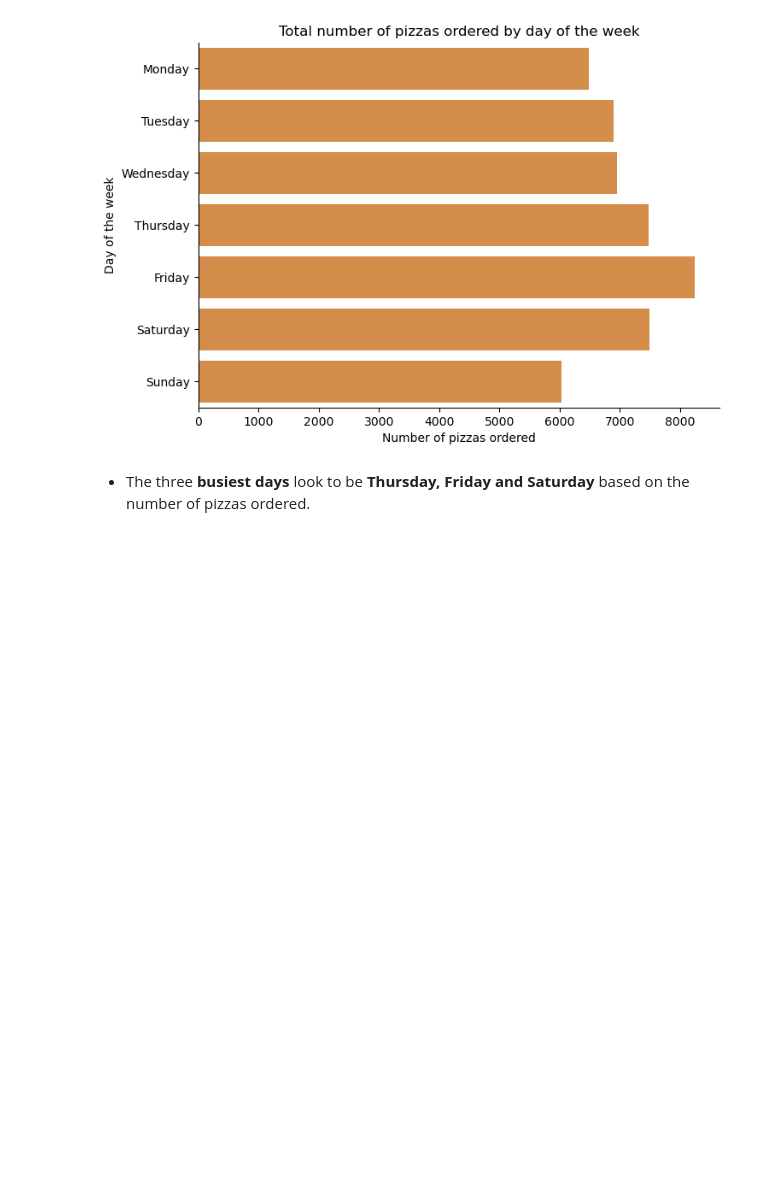
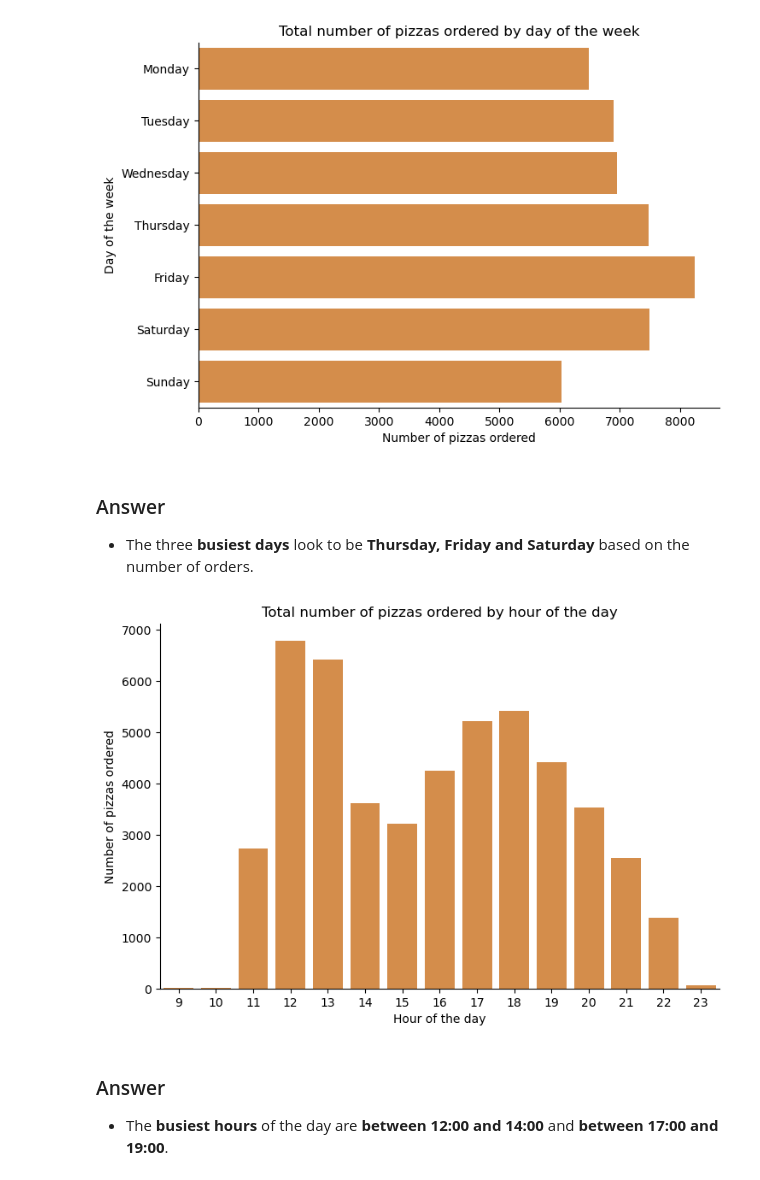
Before and after one commit to aaron-ardell/pizza_challenge, a Jupyter notebook: pizza_etl.ipynb, the cells around one changed output. Saved outputs shown, nothing was run; the diff lists cells and outputs as text; code cells hidden in the pictures; blank space fills up the shorter version.

Commit message:
Answer 1, setting up 2-7

```diff
--- a/pizza_etl.ipynb
+++ b/pizza_etl.ipynb
@@ -426,4 +426,17 @@ plt.show()
 # %% [output]
 [figure]
 # %% [markdown]
-- The three __busiest days__ look to be __Thursday, Friday and Saturday__ based on the number of pizzas ordered.
+### Answer
+- The three __busiest days__ look to be __Thursday, Friday and Saturday__ based on the number of orders.
+# %%
+busy_hours = vis_pizza.groupby(by='hour', as_index = False)['quantity'].sum()
+# %%
+hours_g = sns.catplot(data = busy_hours, x = 'hour', y = 'quantity', kind = 'bar', color = color_graph, aspect = 1.5)
+hours_g.set(title = 'Total number of pizzas ordered by hour of the day')
+hours_g.set(xlabel = 'Hour of the day', ylabel = 'Number of pizzas ordered')
+plt.show()
+# %% [output]
+[figure, added]
+# %% [markdown]
+### Answer
+- The __busiest hours__ of the day are __between 12:00 and 14:00__ and __between 17:00 and 19:00__.
```
Also changed, not shown: parts of 11 cells of this notebook.
